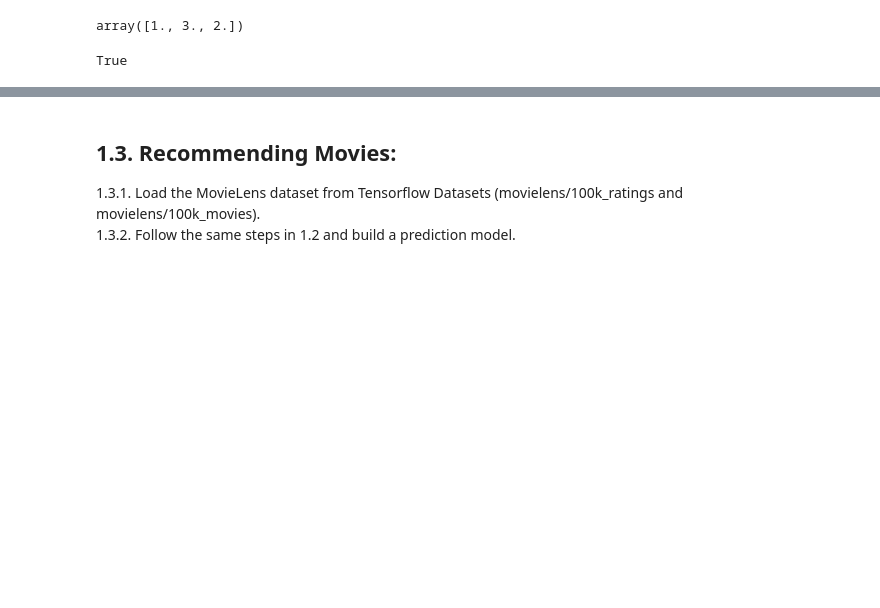
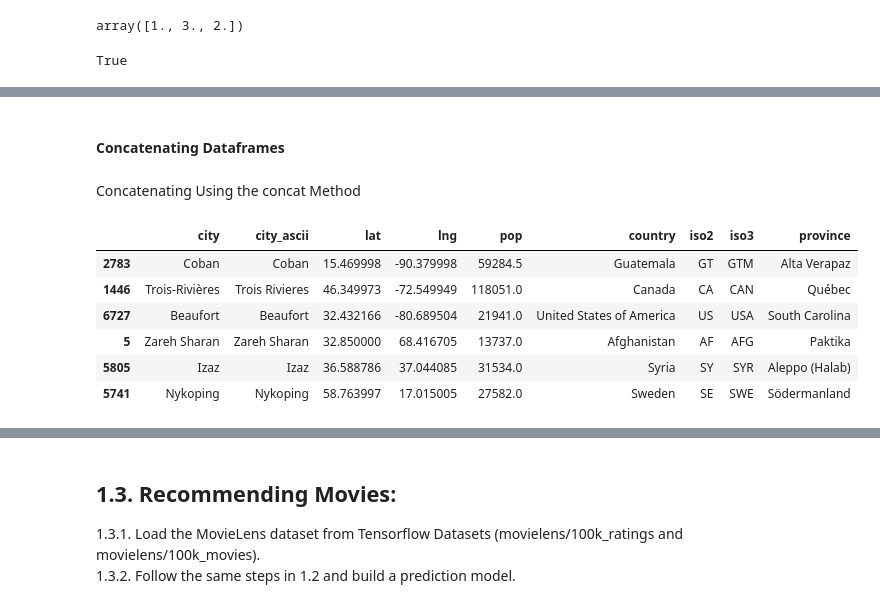
Before and after one commit to zachfreitas/ADS_504_Machine_Learning, a Jupyter notebook: Module_1/Assignment_1.ipynb, the cells around one changed output, grey strips where cells are left out. Drawn from its saved outputs; the diff is of its cells as text; code cells hidden in the pictures; blank space fills up the shorter version.

```diff
--- a/Module_1/Assignment_1.ipynb
+++ b/Module_1/Assignment_1.ipynb
@@ -984,0 +1257,18 @@ True
+# %% [markdown]
+#### Concatenating Dataframes
+# %% [markdown]
+Concatenating Using the concat Method
+# %%
+# Union the two dataframes
+city_data1 = city_data.sample(3)
+city_data2 = city_data.sample(3)
+city_data_combine = pd.concat([city_data1,city_data2])
+city_data_combine
+# %% [output]
+|  | city | city_ascii | lat | lng | pop | country | iso2 | iso3 | province |
+| 2783 | Coban | Coban | 15.469998 | -90.379998 | 59284.5 | Guatemala | GT | GTM | Alta Verapaz |
+| 1446 | Trois-Rivières | Trois Rivieres | 46.349973 | -72.549949 | 118051.0 | Canada | CA | CAN | Québec |
+| 6727 | Beaufort | Beaufort | 32.432166 | -80.689504 | 21941.0 | United States of America | US | USA | South Carolina |
+| 5 | Zareh Sharan | Zareh Sharan | 32.850000 | 68.416705 | 13737.0 | Afghanistan | AF | AFG | Paktika |
+| 5805 | Izaz | Izaz | 36.588786 | 37.044085 | 31534.0 | Syria | SY | SYR | Aleppo (Halab) |
+| 5741 | Nykoping | Nykoping | 58.763997 | 17.015005 | 27582.0 | Sweden | SE | SWE | Södermanland |
```
Also changed, not shown: parts of 64 cells of this notebook.
